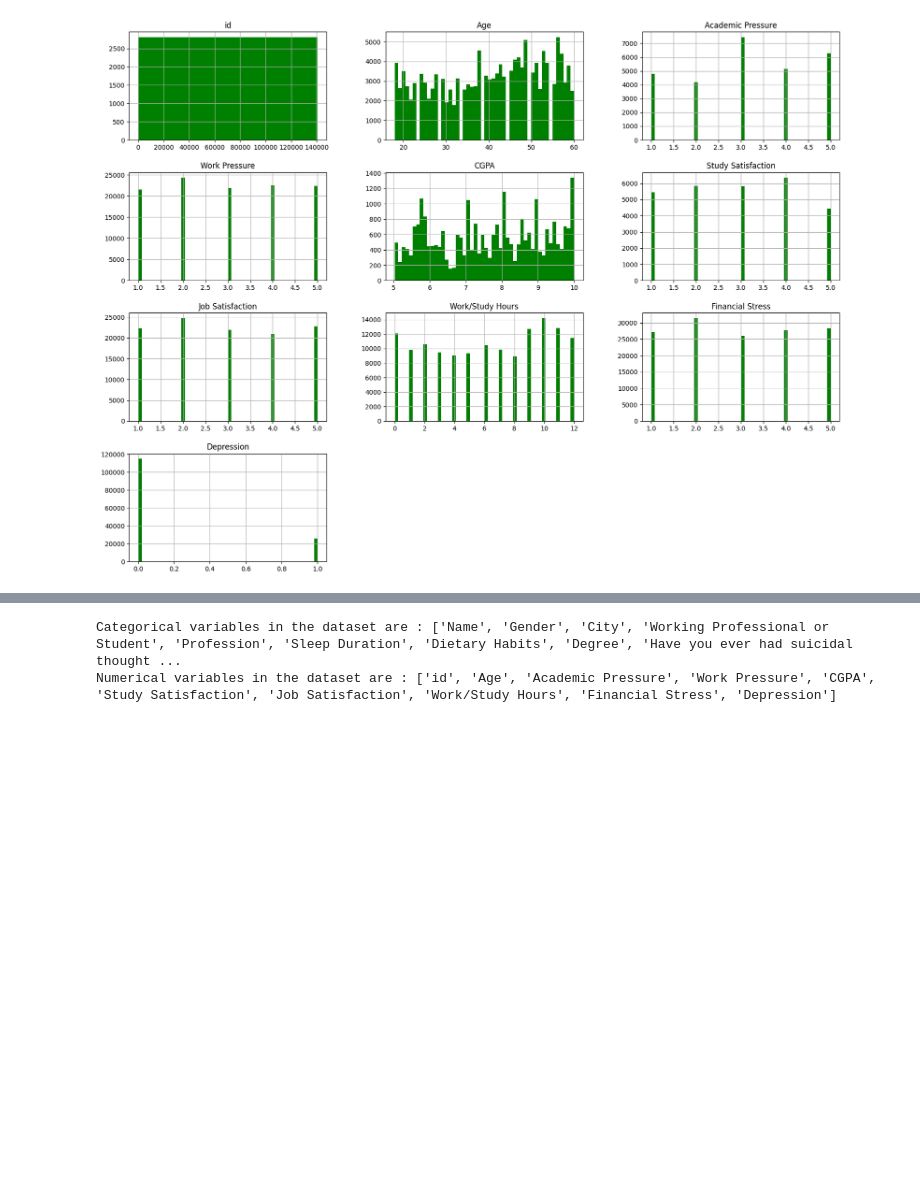
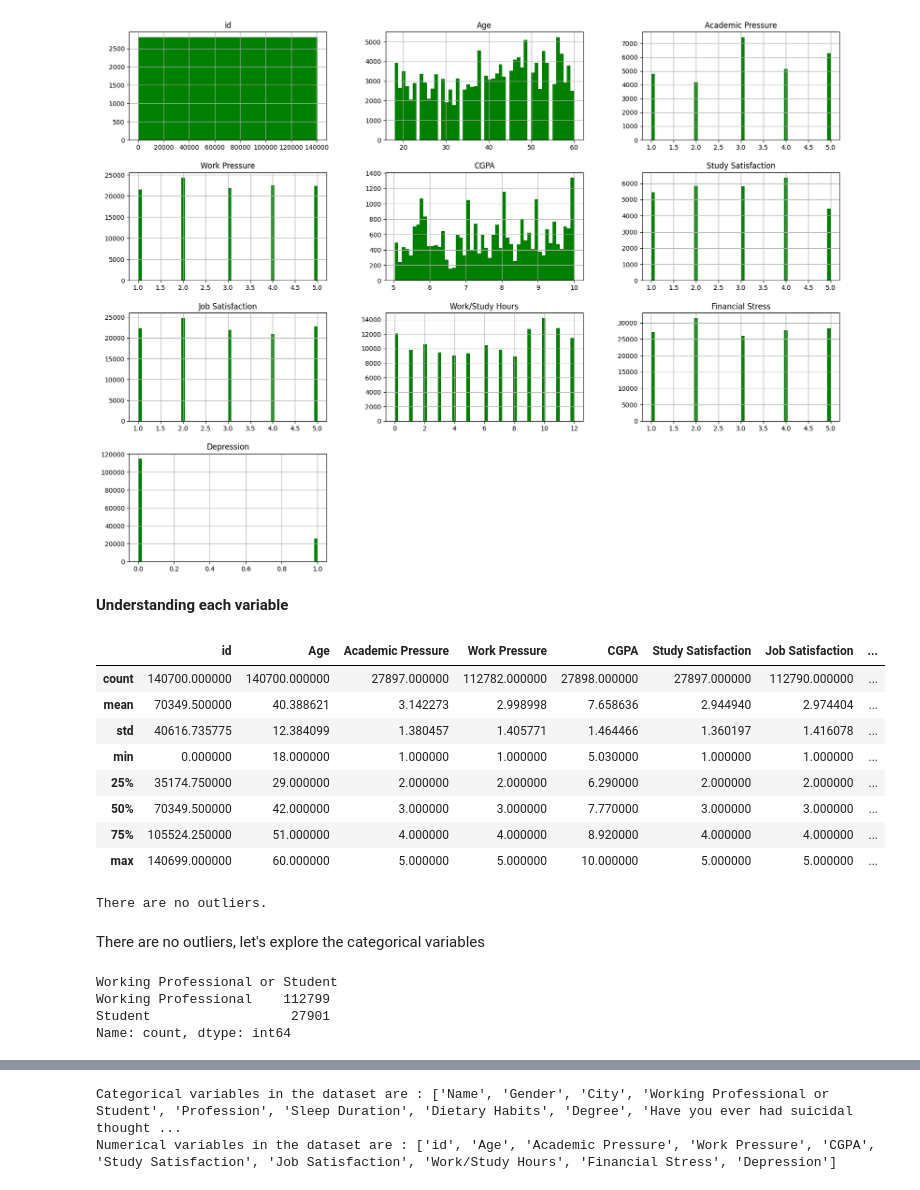
Before and after one commit to NeerajMehta15/Playground---S4E11-Kaggle-competition-, a Jupyter notebook: playground-s4e11_v0.1.ipynb, the cells around one changed output, grey strips where cells are left out. Cells and saved outputs as stored; diff of their text form; code cells hidden in the pictures; blank space fills up the shorter version.

```diff
--- a/playground-s4e11_v0.1.ipynb
+++ b/playground-s4e11_v0.1.ipynb
@@ -90,3 +90,48 @@ array([[<Axes: title={'center': 'id'}>, <Axes: title={'center': 'Age'}>,
        [<Axes: title={'center': 'Depression'}>, <Axes: >, <Axes: >]],
       dtype=object)
 [figure]
+# %% [markdown]
+**Understanding each variable**
+# %%
+#For numerical variables, we can use the describe method to understand the value range and identify outliers.
+train.describe()
+
+#There seems to be no outliers, but we can double check Work/Study Hours to check if there any outlier or not
+# %% [output]
+|  | id | Age | Academic Pressure | Work Pressure | CGPA | Study Satisfaction | Job Satisfaction | ... |
+| count | 140700.000000 | 140700.000000 | 27897.000000 | 112782.000000 | 27898.000000 | 27897.000000 | 112790.000000 | ... |
+| mean | 70349.500000 | 40.388621 | 3.142273 | 2.998998 | 7.658636 | 2.944940 | 2.974404 | ... |
+| std | 40616.735775 | 12.384099 | 1.380457 | 1.405771 | 1.464466 | 1.360197 | 1.416078 | ... |
+| min | 0.000000 | 18.000000 | 1.000000 | 1.000000 | 5.030000 | 1.000000 | 1.000000 | ... |
+| 25% | 35174.750000 | 29.000000 | 2.000000 | 2.000000 | 6.290000 | 2.000000 | 2.000000 | ... |
+| 50% | 70349.500000 | 42.000000 | 3.000000 | 3.000000 | 7.770000 | 3.000000 | 3.000000 | ... |
+| 75% | 105524.250000 | 51.000000 | 4.000000 | 4.000000 | 8.920000 | 4.000000 | 4.000000 | ... |
+| max | 140699.000000 | 60.000000 | 5.000000 | 5.000000 | 10.000000 | 5.000000 | 5.000000 | ... |
+# %%
+def outlier_check(df):
+    '''This will help us to check for the outliers in the numerical columns'''
+    # Step 1: Calculate Q1 (25th percentile) and Q3 (75th percentile)
+    Q1 = df.quantile(0.25)
+    Q3 = df.quantile(0.75)
+    IQR = Q3 - Q1
+
+    # Step 2: Calculate the upper and lower bound
+    lower_bound = Q1 - 1.5 * IQR
+    upper_bound = Q3 + 1.5 * IQR
+
+    # Step 3: Identify outliers
+    outliers = df[(df < lower_bound) | (df > upper_bound)]
+
+    # Output message based on the presence of outliers
+    if outliers.empty:
+        return "There are no outliers."
+    else:
+        return f"Outliers present: {outliers.values}"
+
+
+result = outlier_check(train['Work/Study Hours'])
+print(result)
+# %% [output]
+There are no outliers.
+# %% [markdown]
+There are no outliers, let's explore the categorical variables
@@ -92,0 +147,7 @@ array([[<Axes: title={'center': 'id'}>, <Axes: title={'center': 'Age'}>,
+# %%
+train['Working Professional or Student'].value_counts()
+# %% [output]
+Working Professional or Student
+Working Professional    112799
+Student                  27901
+Name: count, dtype: int64
```
Also changed, not shown: parts of 17 cells of this notebook.
